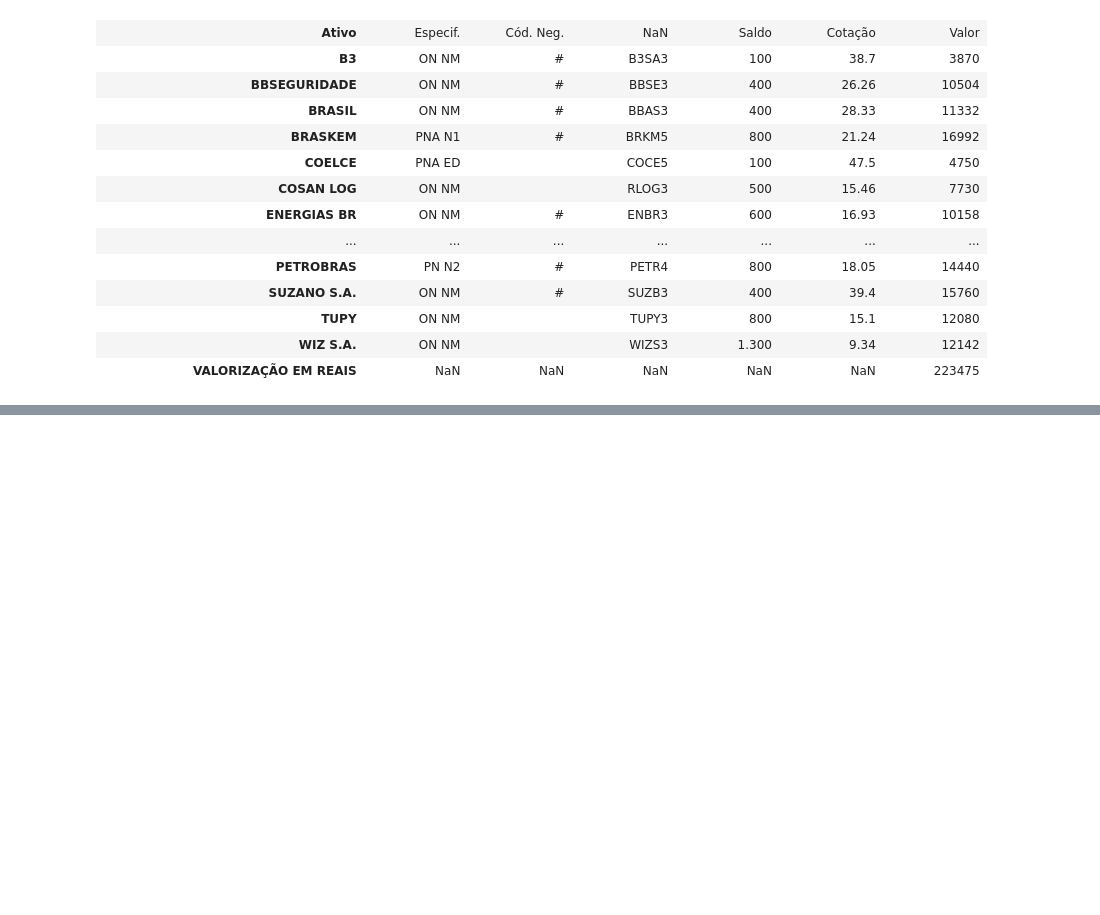
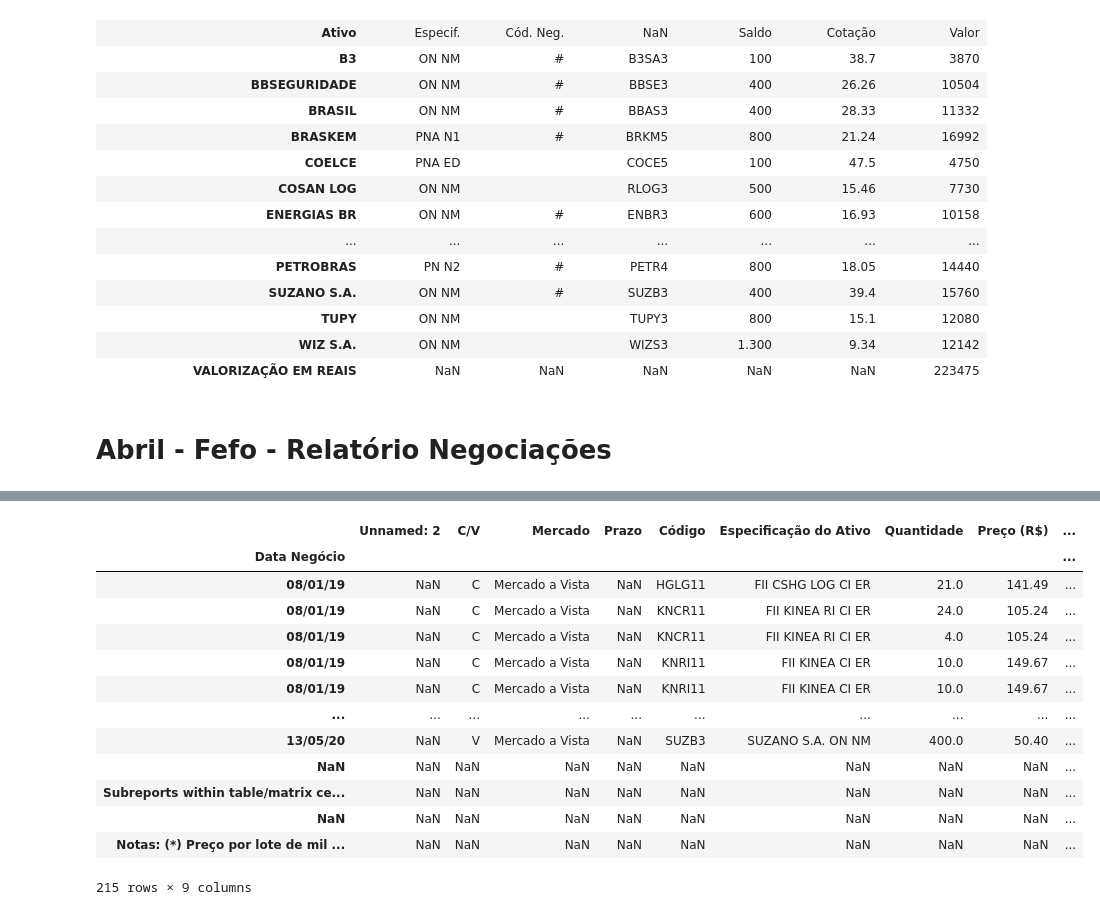
Before and after one commit to fernandofsilva/brazilian-taxes-calculator, a Jupyter notebook: cei_script.ipynb, the cells around one changed output, grey strips where cells are left out. Cells and saved outputs as stored; diff of their text form; code cells hidden in the pictures; blank space fills up the shorter version.

Commit message:
teste-colab-relatorio-negociacoes

```diff
--- a/cei_script.ipynb
+++ b/cei_script.ipynb
@@ -336,3 +336,12 @@ arquivo_cei_custodia
 | TUPY | ON NM |  | TUPY3 | 800 | 15.1 | 12080 |
 | WIZ S.A. | ON NM |  | WIZS3 | 1.300 | 9.34 | 12142 |
 | VALORIZAÇÃO EM REAIS | NaN | NaN | NaN | NaN | NaN | 223475 |
+# %% [markdown]
+# Abril - Fefo - Relatório Negociações
+# %%
+import pandas as pd
+archive = 'drive/My Drive/Colab Notebooks/cei/InfoCEI_Negociacoes_F.xls'
+# %%
+arquivo_cei_negociacoes = pd.read_excel(archive, usecols=('B:K'), index_col=0, header=10) # usecols=('B:K') and "header=10" will be the same everytime ?
+arquivo_cei_negociacoes
+# %% [output]
@@ -338,0 +349,14 @@ arquivo_cei_custodia
+|  | Unnamed: 2 | C/V | Mercado | Prazo | Código | Especificação do Ativo | Quantidade | Preço (R$) | ... |
+| Data Negócio |  |  |  |  |  |  |  |  | ... |
+| 08/01/19 | NaN | C | Mercado a Vista | NaN | HGLG11 | FII CSHG LOG CI ER | 21.0 | 141.49 | ... |
+| 08/01/19 | NaN | C | Mercado a Vista | NaN | KNCR11 | FII KINEA RI CI ER | 24.0 | 105.24 | ... |
+| 08/01/19 | NaN | C | Mercado a Vista | NaN | KNCR11 | FII KINEA RI CI ER | 4.0 | 105.24 | ... |
+| 08/01/19 | NaN | C | Mercado a Vista | NaN | KNRI11 | FII KINEA CI ER | 10.0 | 149.67 | ... |
+| 08/01/19 | NaN | C | Mercado a Vista | NaN | KNRI11 | FII KINEA CI ER | 10.0 | 149.67 | ... |
+| ... | ... | ... | ... | ... | ... | ... | ... | ... | ... |
+| 13/05/20 | NaN | V | Mercado a Vista | NaN | SUZB3 | SUZANO S.A. ON NM | 400.0 | 50.40 | ... |
+| NaN | NaN | NaN | NaN | NaN | NaN | NaN | NaN | NaN | ... |
+| Subreports within table/matrix ce... | NaN | NaN | NaN | NaN | NaN | NaN | NaN | NaN | ... |
+| NaN | NaN | NaN | NaN | NaN | NaN | NaN | NaN | NaN | ... |
+| Notas: (*) Preço por lote de mil ... | NaN | NaN | NaN | NaN | NaN | NaN | NaN | NaN | ... |
+215 rows × 9 columns
```
Also changed, not shown: parts of 10 cells of this notebook.
